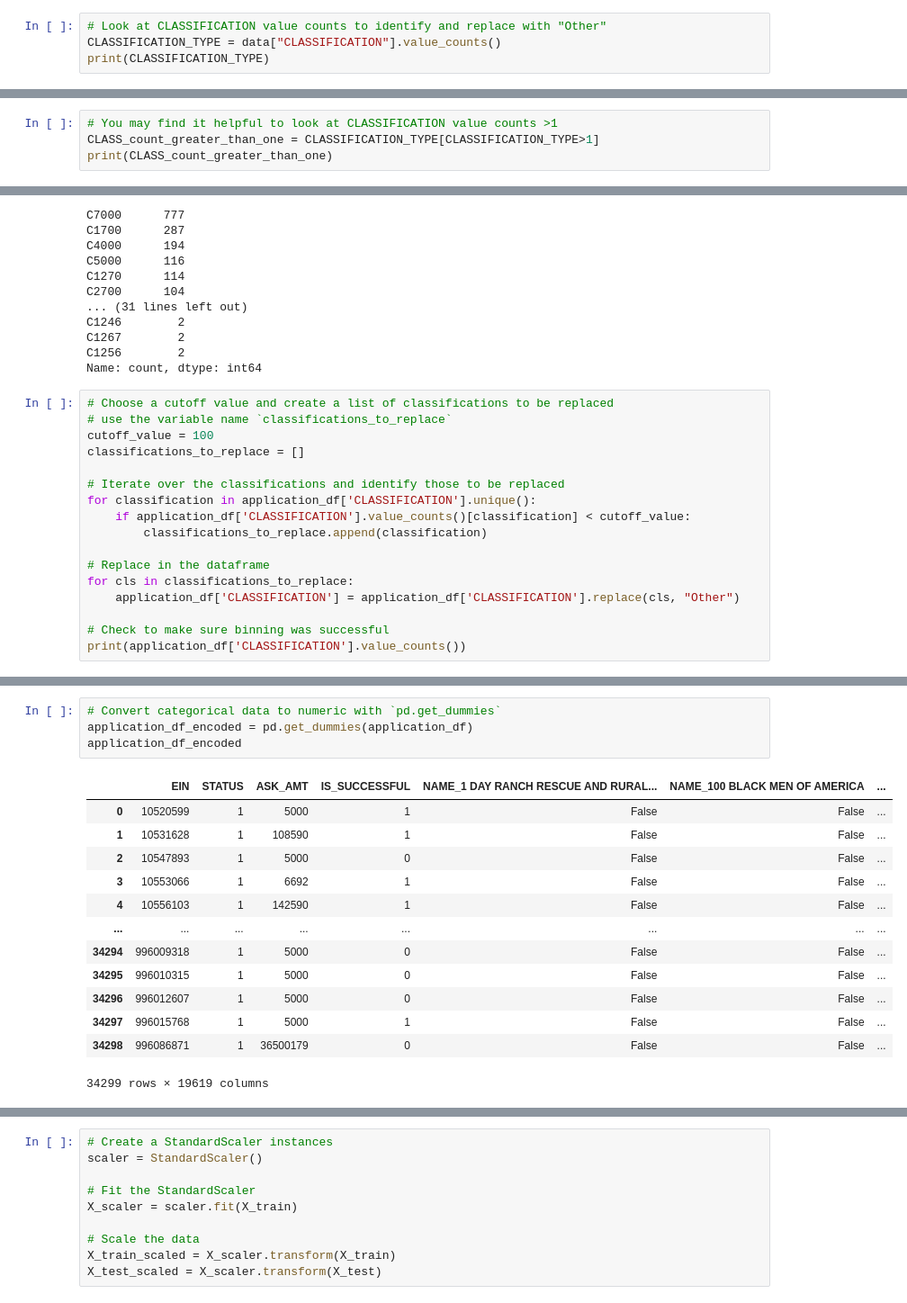
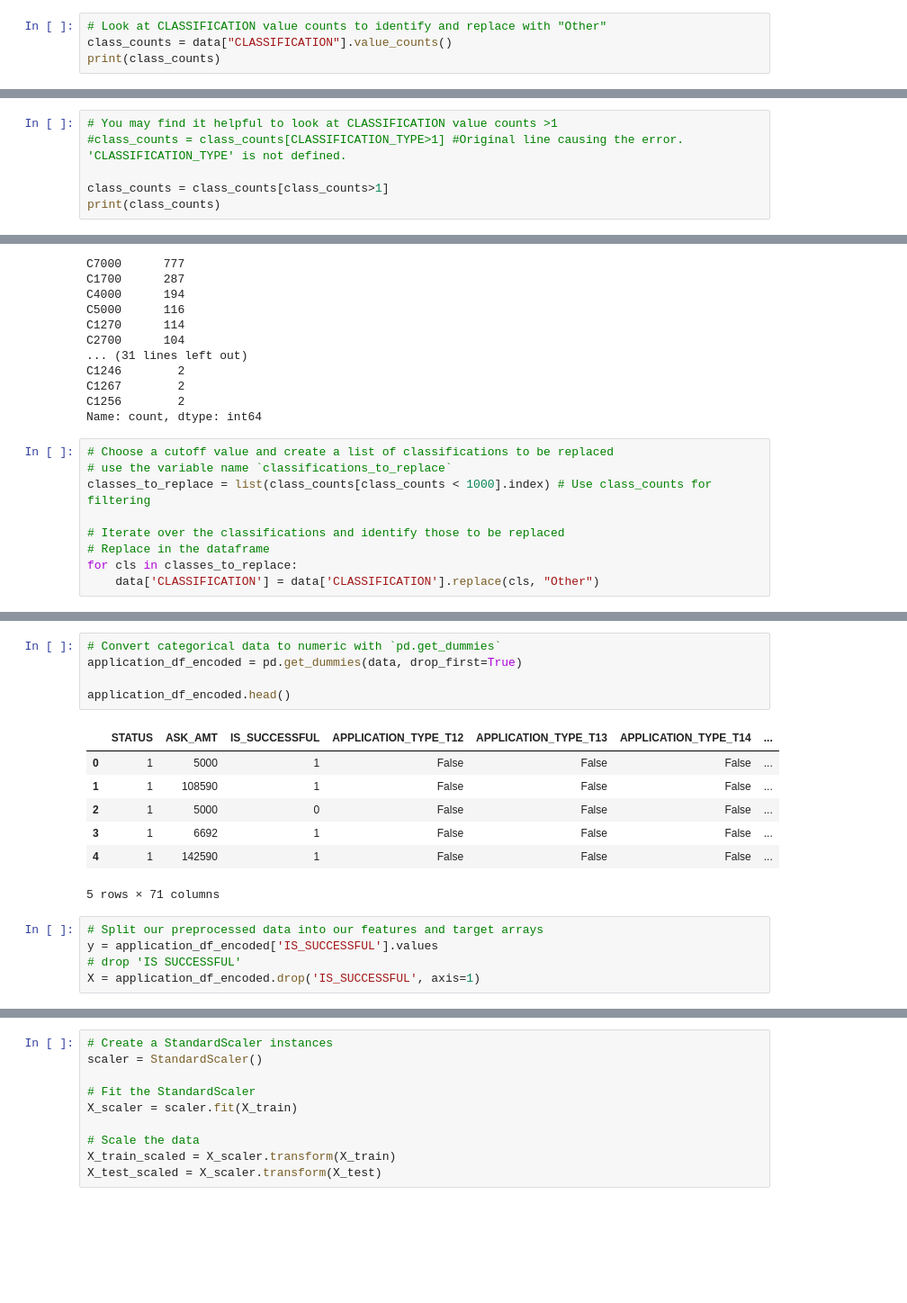
Before and after one commit to CaptDon71/deep-learning-challenge, a Jupyter notebook: Alphabet_Soup/AlphabetSoupCharity_Optimization.ipynb, the cells around one changed output, grey strips where cells are left out. Shown at 90% size. Saved outputs shown, nothing was run; the diff lists cells and outputs as text; blank space fills up the shorter version.

```diff
--- a/Alphabet_Soup/AlphabetSoupCharity_Optimization.ipynb
+++ b/Alphabet_Soup/AlphabetSoupCharity_Optimization.ipynb
@@ -101,8 +99,8 @@ Other      276
 Name: count, dtype: int64
 # %%
 # Look at CLASSIFICATION value counts to identify and replace with "Other"
-CLASSIFICATION_TYPE = data["CLASSIFICATION"].value_counts()
-print(CLASSIFICATION_TYPE)
+class_counts = data["CLASSIFICATION"].value_counts()
+print(class_counts)
 # %% [output]
 CLASSIFICATION
 C1000    17326
@@ -119,8 +117,10 @@ C2150        1
 Name: count, Length: 71, dtype: int64
 # %%
 # You may find it helpful to look at CLASSIFICATION value counts >1
-CLASS_count_greater_than_one = CLASSIFICATION_TYPE[CLASSIFICATION_TYPE>1]
-print(CLASS_count_greater_than_one)
+#class_counts = class_counts[CLASSIFICATION_TYPE>1] #Original line causing the error. 'CLASSIFICATION_TYPE' is not defined.
+
+class_counts = class_counts[class_counts>1]
+print(class_counts)
 # %% [output]
 CLASSIFICATION
 C1000    17326
@@ -142,17 +142,9 @@ Name: count, dtype: int64
 # %%
 # Choose a cutoff value and create a list of classifications to be replaced
 # use the variable name `classifications_to_replace`
-cutoff_value = 100
-classifications_to_replace = []
+classes_to_replace = list(class_counts[class_counts < 1000].index) # Use class_counts for filtering
 
 # Iterate over the classifications and identify those to be replaced
-for classification in application_df['CLASSIFICATION'].unique():
-    if application_df['CLASSIFICATION'].value_counts()[classification] < cutoff_value:
-        classifications_to_replace.append(classification)
-
 # Replace in the dataframe
-for cls in classifications_to_replace:
-    application_df['CLASSIFICATION'] = application_df['CLASSIFICATION'].replace(cls, "Other")
-
-# Check to make sure binning was successful
-print(application_df['CLASSIFICATION'].value_counts())
+for cls in classes_to_replace:
+    data['CLASSIFICATION'] = data['CLASSIFICATION'].replace(cls, "Other")
@@ -174,19 +151,19 @@ Name: count, dtype: int64
 # %%
 # Convert categorical data to numeric with `pd.get_dummies`
-application_df_encoded = pd.get_dummies(application_df)
-application_df_encoded
+application_df_encoded = pd.get_dummies(data, drop_first=True)
+
+application_df_encoded.head()
 # %% [output]
-|  | EIN | STATUS | ASK_AMT | IS_SUCCESSFUL | NAME_1 DAY RANCH RESCUE AND RURAL... | NAME_100 BLACK MEN OF AMERICA | ... |
-| 0 | 10520599 | 1 | 5000 | 1 | False | False | ... |
-| 1 | 10531628 | 1 | 108590 | 1 | False | False | ... |
-| 2 | 10547893 | 1 | 5000 | 0 | False | False | ... |
-| 3 | 10553066 | 1 | 6692 | 1 | False | False | ... |
-| 4 | 10556103 | 1 | 142590 | 1 | False | False | ... |
-| ... | ... | ... | ... | ... | ... | ... | ... |
-| 34294 | 996009318 | 1 | 5000 | 0 | False | False | ... |
-| 34295 | 996010315 | 1 | 5000 | 0 | False | False | ... |
-| 34296 | 996012607 | 1 | 5000 | 0 | False | False | ... |
-| 34297 | 996015768 | 1 | 5000 | 1 | False | False | ... |
-| 34298 | 996086871 | 1 | 36500179 | 0 | False | False | ... |
+|  | STATUS | ASK_AMT | IS_SUCCESSFUL | APPLICATION_TYPE_T12 | APPLICATION_TYPE_T13 | APPLICATION_TYPE_T14 | ... |
+| 0 | 1 | 5000 | 1 | False | False | False | ... |
+| 1 | 1 | 108590 | 1 | False | False | False | ... |
+| 2 | 1 | 5000 | 0 | False | False | False | ... |
+| 3 | 1 | 6692 | 1 | False | False | False | ... |
+| 4 | 1 | 142590 | 1 | False | False | False | ... |
-34299 rows × 19619 columns
+5 rows × 71 columns
+# %%
+# Split our preprocessed data into our features and target arrays
+y = application_df_encoded['IS_SUCCESSFUL'].values
+# drop 'IS SUCCESSFUL'
+X = application_df_encoded.drop('IS_SUCCESSFUL', axis=1)
 # %%
```
Also changed, not shown: parts of 9 cells of this notebook, 3 other files.
